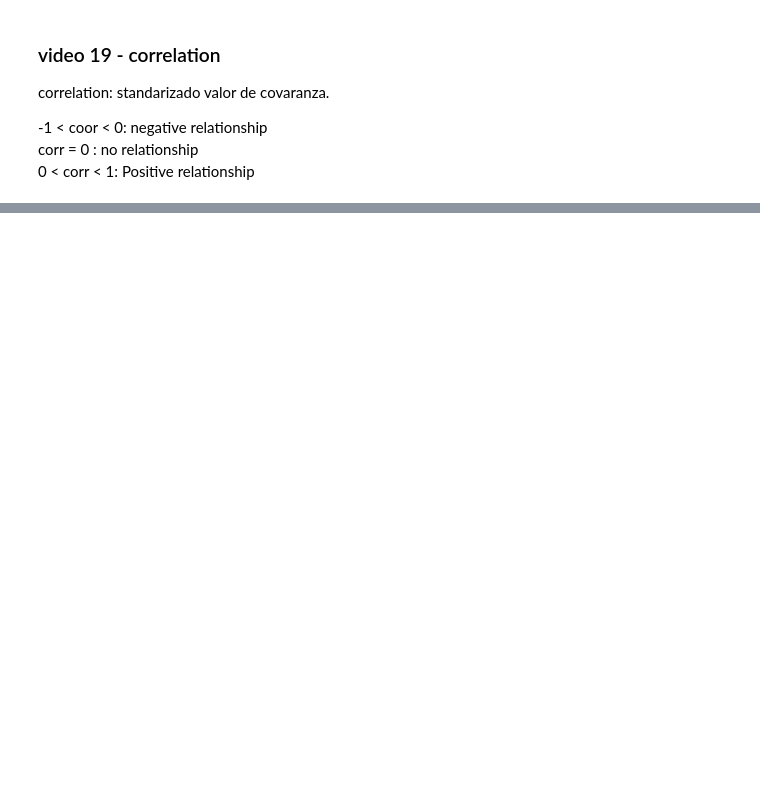
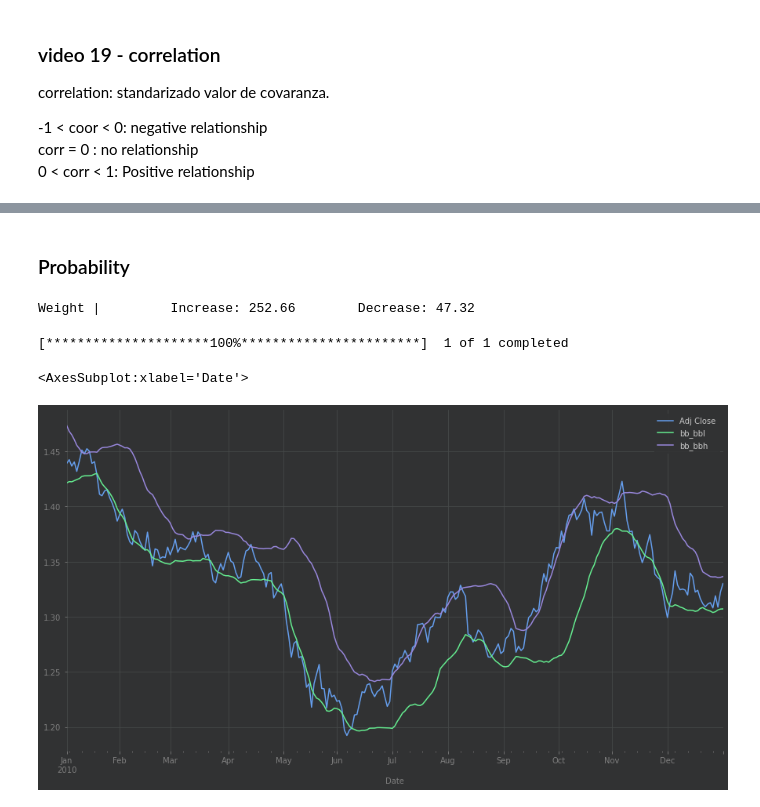
Before and after one commit to AgustinSt1990/FinanzasQuant, a Jupyter notebook: 001-Application-udemy.ipynb, the cells around one changed output, grey strips where cells are left out. Drawn from its saved outputs; the diff is of its cells as text; code cells hidden in the pictures; blank space fills up the shorter version.

```diff
--- a/001-Application-udemy.ipynb
+++ b/001-Application-udemy.ipynb
@@ -270,0 +570,22 @@ df.corr()
+# %%
+# the code here will allow you to switch your graphics to darj mode for those who choose to code in dark mode
+
+import matplotlib.pyplot as plt
+
+import matplotlib as mpl
+from matplotlib import cycler
+colors = cycler('color',
+              ['#669FEE', '#66EE91', '#9988DD',
+              '#EECC55', '#88BB44', '#FFBBBB']
+              )
+
+plt.rc('figure', facecolor='#313233')
+plt.rc('axes', facecolor='#313233', edgecolor='none',
+      axisbelow=True, grid=True, prop_cycle=colors,
+       labelcolor='gray'
+      )
+plt.rc('grid', color='474A4A', linestyle='solid')
+plt.rc('xtick', color='gray')
+plt.rc('ytick', direction='out', color='gray')
+plt.rc('legend', facecolor='#313233', edgecolor='#313233')
+plt.rc('text', color='#C9C9C9')
@@ -270,0 +612,13 @@ df.corr()
+# %% [markdown]
+### Probability
+# %%
+# Compute the chance of a increase
+p_increase = len(df[df['Adj Close'] > 0]) / len (df) *100
+
+# Compute the chance of a decrease
+p_decrease = len(df[df['Adj Close'] < 0]) / len(df) *100
+
+# Increase + Decrease close to one but not mandatory equal 1
+print (f'Weight | \t Increase: {"2%.2f" % p_increase} \t Decrease: {"%.2f" % p_decrease}')
+# %% [output]
+Weight |         Increase: 252.66        Decrease: 47.32
@@ -270,0 +627,20 @@ df.corr()
+# %%
+# Import close price
+df = yf.download('EURUSD=X')[['Adj Close']]
+
+# Create the return
+df['return'] = df['Adj Close'].pct_change(1).dropna()
+# %% [output]
+[*********************100%***********************]  1 of 1 completed
+# %%
+# Initialize BB class
+indicator_bb = BollingerBands(close=df['Adj Close'], window=20, window_dev=1.5)
+
+# Add Bollinger Band features
+df['bb_bbl'] = indicator_bb.bollinger_lband()
+df['bb_bbh'] = indicator_bb.bollinger_hband()
+# %%
+df[['Adj Close', 'bb_bbl',	'bb_bbh']].loc['2010'].plot(figsize=(15,8))
+# %% [output]
+<AxesSubplot:xlabel='Date'>
+[figure, added]
```
Also changed, not shown: parts of 52 cells of this notebook, 6 other files.
